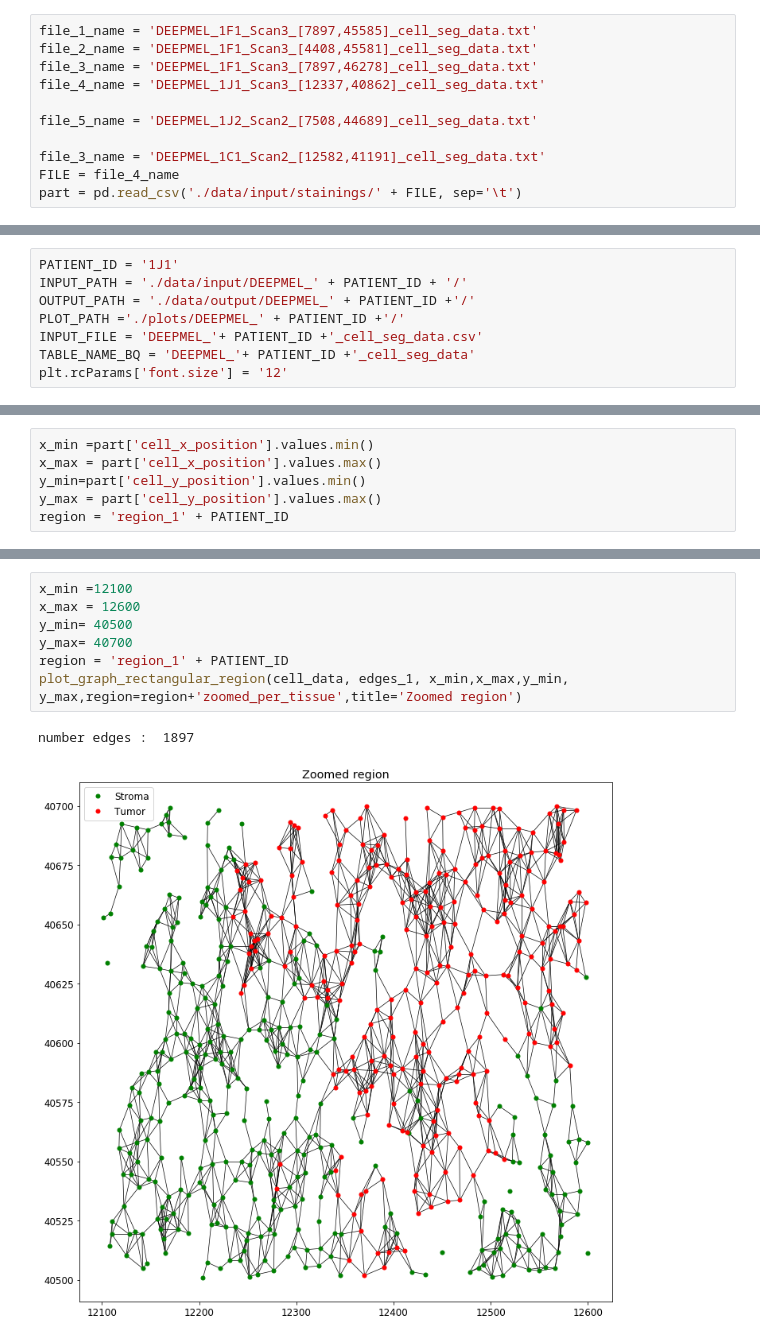
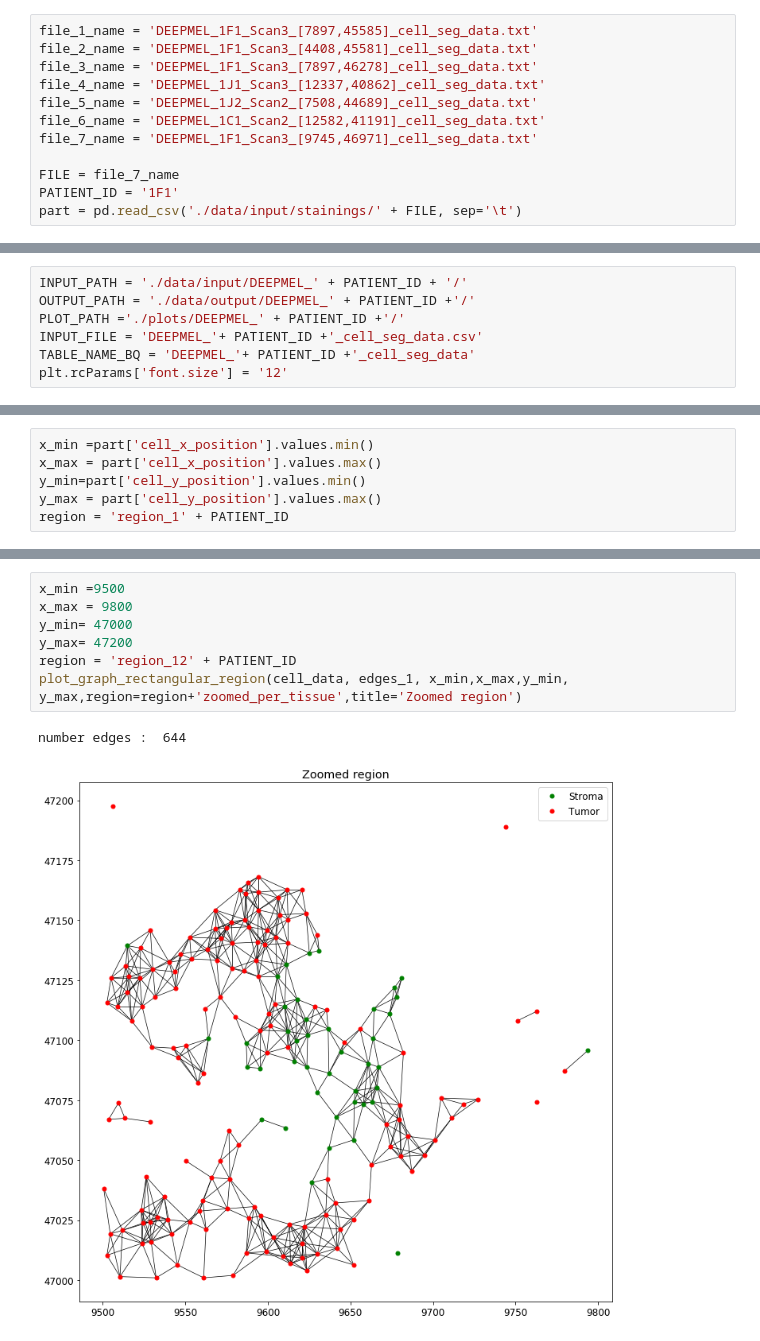
Before and after one commit to Souhailasmi/Deep_MLO, a Jupyter notebook: code/03.3-Visualising_graph_regions.ipynb, the cells around one changed output, grey strips where cells are left out. Cells and saved outputs as stored; diff of their text form.

```diff
--- a/code/03.3-Visualising_graph_regions.ipynb
+++ b/code/03.3-Visualising_graph_regions.ipynb
@@ -145,17 +150,17 @@ file_1_name = 'DEEPMEL_1F1_Scan3_[7897,45585]_cell_seg_data.txt'
 file_2_name = 'DEEPMEL_1F1_Scan3_[4408,45581]_cell_seg_data.txt'
 file_3_name = 'DEEPMEL_1F1_Scan3_[7897,46278]_cell_seg_data.txt'
 file_4_name = 'DEEPMEL_1J1_Scan3_[12337,40862]_cell_seg_data.txt'
+file_5_name = 'DEEPMEL_1J2_Scan2_[7508,44689]_cell_seg_data.txt'
+file_6_name = 'DEEPMEL_1C1_Scan2_[12582,41191]_cell_seg_data.txt'
+file_7_name = 'DEEPMEL_1F1_Scan3_[9745,46971]_cell_seg_data.txt'
 
-file_5_name = 'DEEPMEL_1J2_Scan2_[7508,44689]_cell_seg_data.txt'
-
-file_3_name = 'DEEPMEL_1C1_Scan2_[12582,41191]_cell_seg_data.txt'
-FILE = file_4_name
+FILE = file_7_name
+PATIENT_ID = '1F1'
 part = pd.read_csv('./data/input/stainings/' + FILE, sep='\t')
 # %%
 part = part[['Cell ID','Phenotype','Cell X Position','Cell Y Position']]
 part = part.rename(columns={'Cell ID':'cell_id', 'Phenotype':'phenotype', 'Cell X Position': 'cell_x_position', 'Cell Y Position': 'cell_y_position' })
 # %%
-PATIENT_ID = '1J1'
 INPUT_PATH = './data/input/DEEPMEL_' + PATIENT_ID + '/'
 OUTPUT_PATH = './data/output/DEEPMEL_' + PATIENT_ID +'/'
 PLOT_PATH ='./plots/DEEPMEL_' + PATIENT_ID +'/'
@@ -229,10 +236,10 @@ number edges :  11381
 # %%
-x_min =12100
-x_max = 12600
-y_min= 40500
-y_max= 40700
-region = 'region_1' + PATIENT_ID
+x_min =9500
+x_max = 9800
+y_min= 47000
+y_max= 47200
+region = 'region_12' + PATIENT_ID
 plot_graph_rectangular_region(cell_data, edges_1, x_min,x_max,y_min, y_max,region=region+'zoomed_per_tissue',title='Zoomed region')
 # %% [output]
-number edges :  1897
+number edges :  644
-[figure, old version]
+[figure, new version]
```
Also changed, not shown: parts of 17 cells of this notebook, 8 other files.
